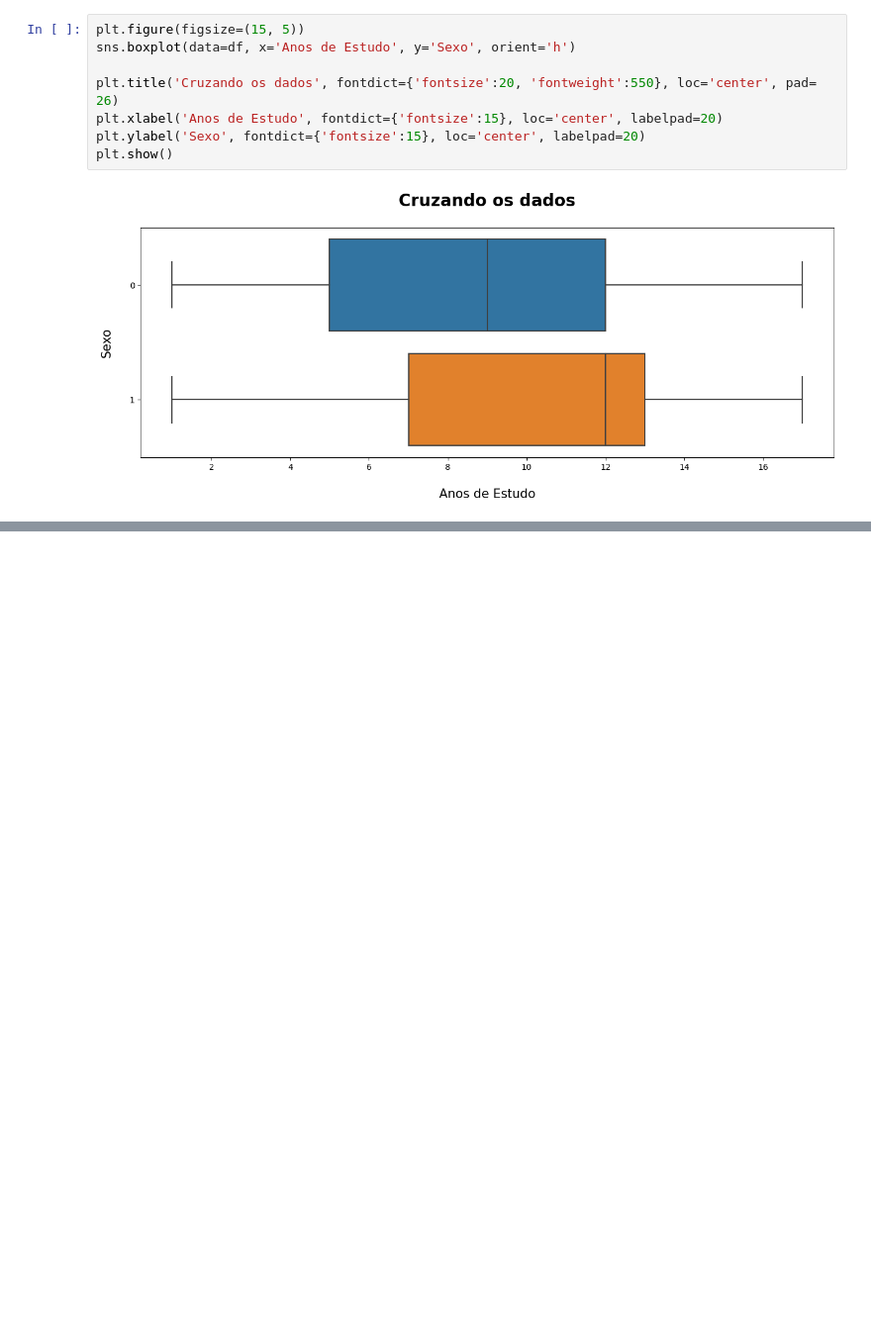
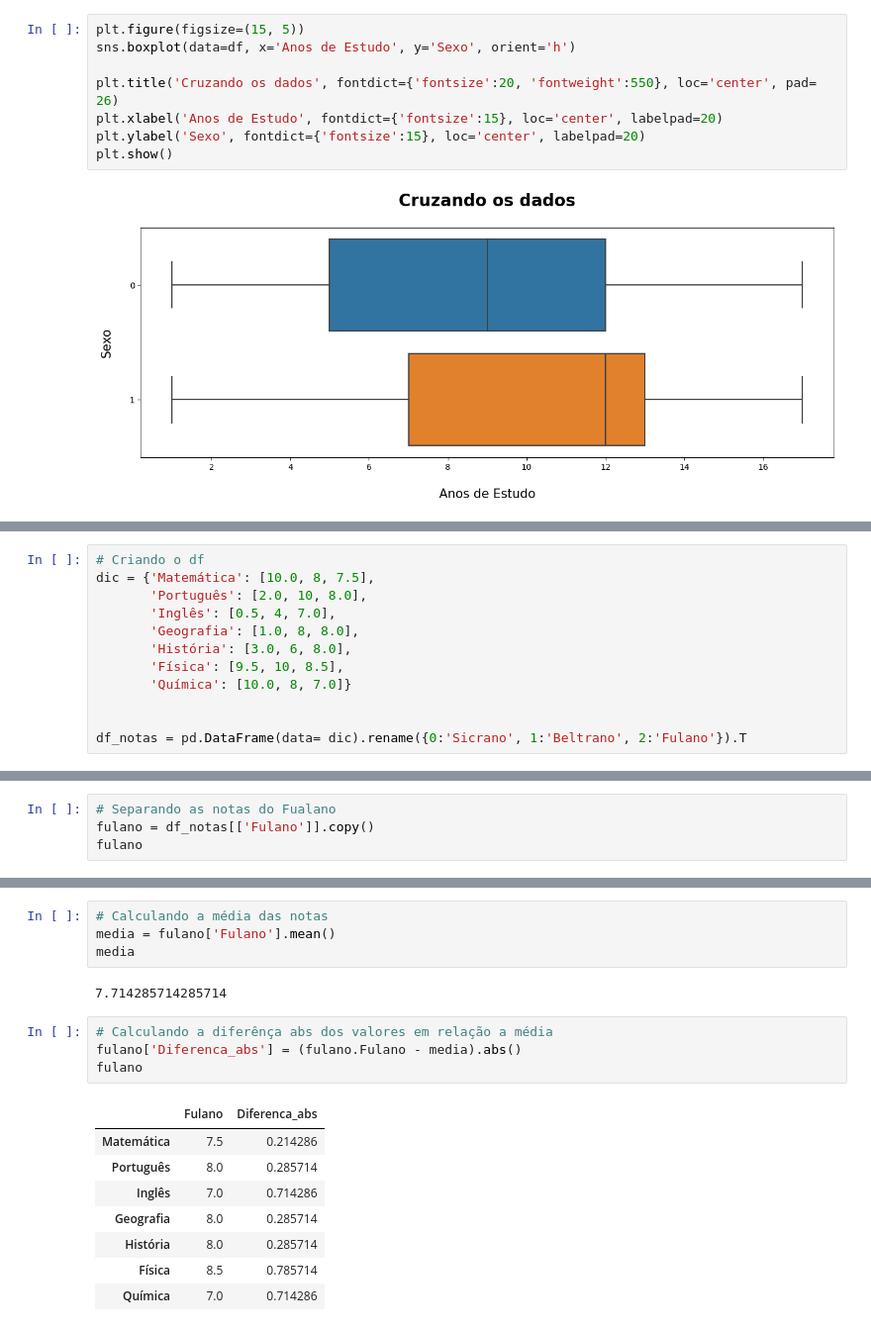
Before and after one commit to huanbarrosn/estudo_ds, a Jupyter notebook: matematica/estatistica/curso-alura/frequencias-e-medidas.ipynb, the cells around one changed output, grey strips where cells are left out. Shown at 99% size. Saved outputs shown, nothing was run; the diff lists cells and outputs as text; blank space fills up the shorter version.

```diff
--- a/matematica/estatistica/curso-alura/frequencias-e-medidas.ipynb
+++ b/matematica/estatistica/curso-alura/frequencias-e-medidas.ipynb
@@ -875,0 +890,12 @@ plt.show()
+# %%
+# Criando o df
+dic = {'Matemática': [10.0, 8, 7.5],
+       'Português': [2.0, 10, 8.0],
+       'Inglês': [0.5, 4, 7.0],
+       'Geografia': [1.0, 8, 8.0],
+       'História': [3.0, 6, 8.0],
+       'Física': [9.5, 10, 8.5],
+       'Química': [10.0, 8, 7.0]}
+
+
+df_notas = pd.DataFrame(data= dic).rename({0:'Sicrano', 1:'Beltrano', 2:'Fulano'}).T
@@ -875,0 +906,4 @@ plt.show()
+# %%
+# Separando as notas do Fualano
+fulano = df_notas[['Fulano']].copy()
+fulano
@@ -875,0 +919,19 @@ plt.show()
+# %%
+# Calculando a média das notas
+media = fulano['Fulano'].mean()
+media
+# %% [output]
+7.714285714285714
+# %%
+# Calculando a diferênça abs dos valores em relação a média
+fulano['Diferenca_abs'] = (fulano.Fulano - media).abs()
+fulano
+# %% [output]
+|  | Fulano | Diferenca_abs |
+| Matemática | 7.5 | 0.214286 |
+| Português | 8.0 | 0.285714 |
+| Inglês | 7.0 | 0.714286 |
+| Geografia | 8.0 | 0.285714 |
+| História | 8.0 | 0.285714 |
+| Física | 8.5 | 0.785714 |
+| Química | 7.0 | 0.714286 |
```
Also changed, not shown: parts of 14 cells of this notebook.
